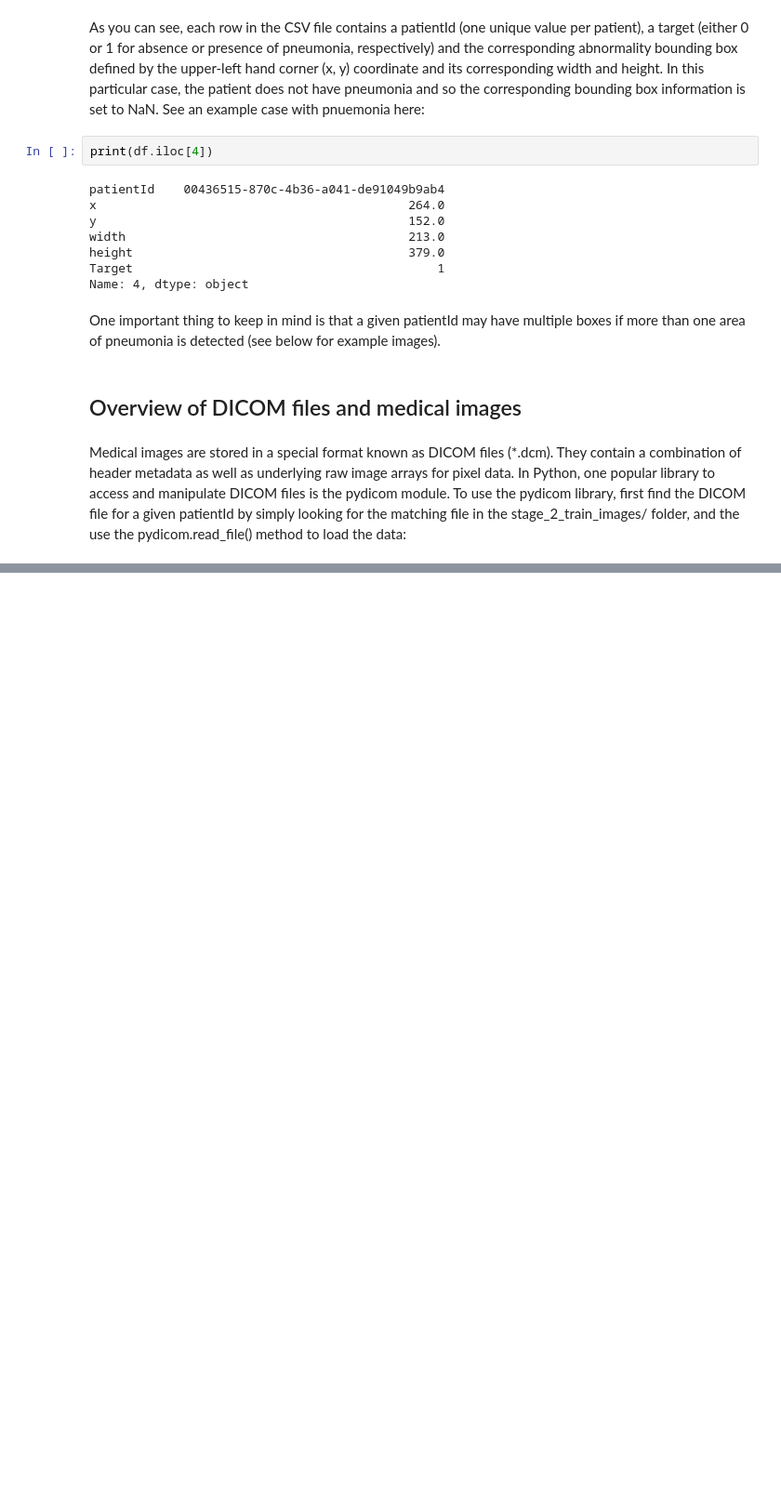
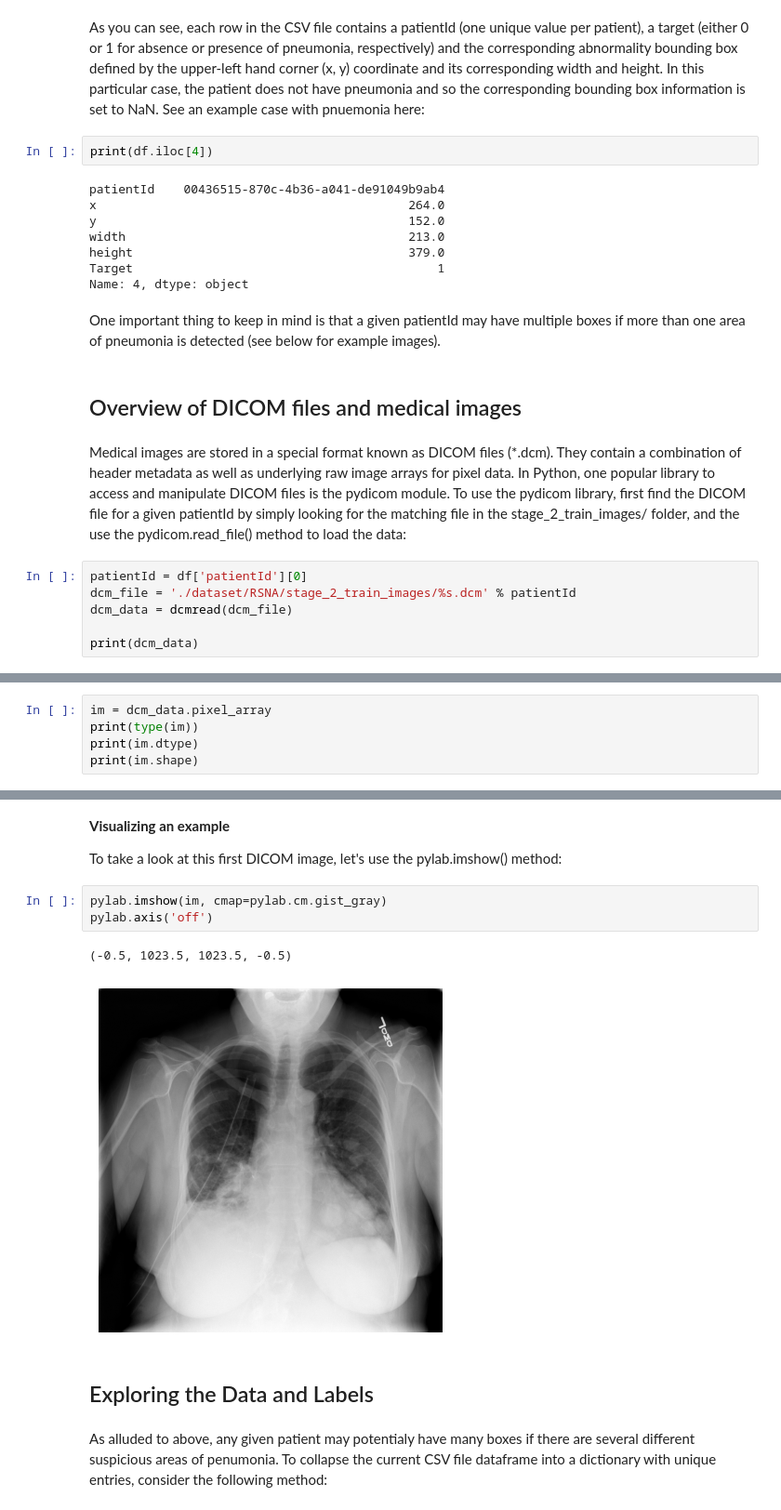
Before and after one commit to Gamescrash/Training, a Jupyter notebook: exploratory_data_analysis_week/RSNA_Eda.ipynb, the cells around one changed output, grey strips where cells are left out. Shown at 93% size. Cells and saved outputs as stored; diff of their text form; blank space fills up the shorter version.

```diff
--- a/exploratory_data_analysis_week/RSNA_Eda.ipynb
+++ b/exploratory_data_analysis_week/RSNA_Eda.ipynb
@@ -29,3 +33,9 @@ One important thing to keep in mind is that a given patientId may have multiple
 ## Overview of DICOM files and medical images
 # %% [markdown]
 Medical images are stored in a special format known as DICOM files (*.dcm). They contain a combination of header metadata as well as underlying raw image arrays for pixel data. In Python, one popular library to access and manipulate DICOM files is the pydicom module. To use the pydicom library, first find the DICOM file for a given patientId by simply looking for the matching file in the stage_2_train_images/ folder, and the use the pydicom.read_file() method to load the data:
+# %%
+patientId = df['patientId'][0]
+dcm_file = './dataset/RSNA/stage_2_train_images/%s.dcm' % patientId
+dcm_data = dcmread(dcm_file)
+
+print(dcm_data)
@@ -31,0 +62,5 @@ Medical images are stored in a special format known as DICOM files (*.dcm). They
+# %%
+im = dcm_data.pixel_array
+print(type(im))
+print(im.dtype)
+print(im.shape)
@@ -31,0 +78,14 @@ Medical images are stored in a special format known as DICOM files (*.dcm). They
+# %% [markdown]
+**Visualizing an example**
+
+To take a look at this first DICOM image, let's use the pylab.imshow() method:
+# %%
+pylab.imshow(im, cmap=pylab.cm.gist_gray)
+pylab.axis('off')
+# %% [output]
+(-0.5, 1023.5, 1023.5, -0.5)
+[figure, added]
+# %% [markdown]
+## Exploring the Data and Labels
+# %% [markdown]
+As alluded to above, any given patient may potentialy have many boxes if there are several different suspicious areas of penumonia. To collapse the current CSV file dataframe into a dictionary with unique entries, consider the following method:
```
Also changed, not shown: parts of 8 cells of this notebook, 1 other file.
